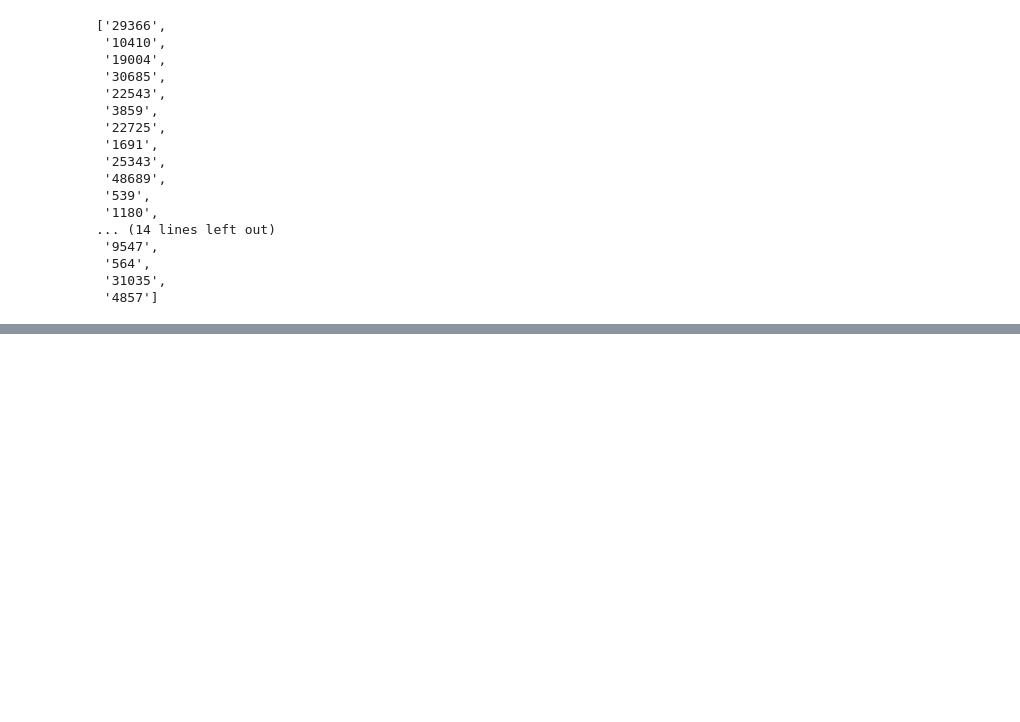
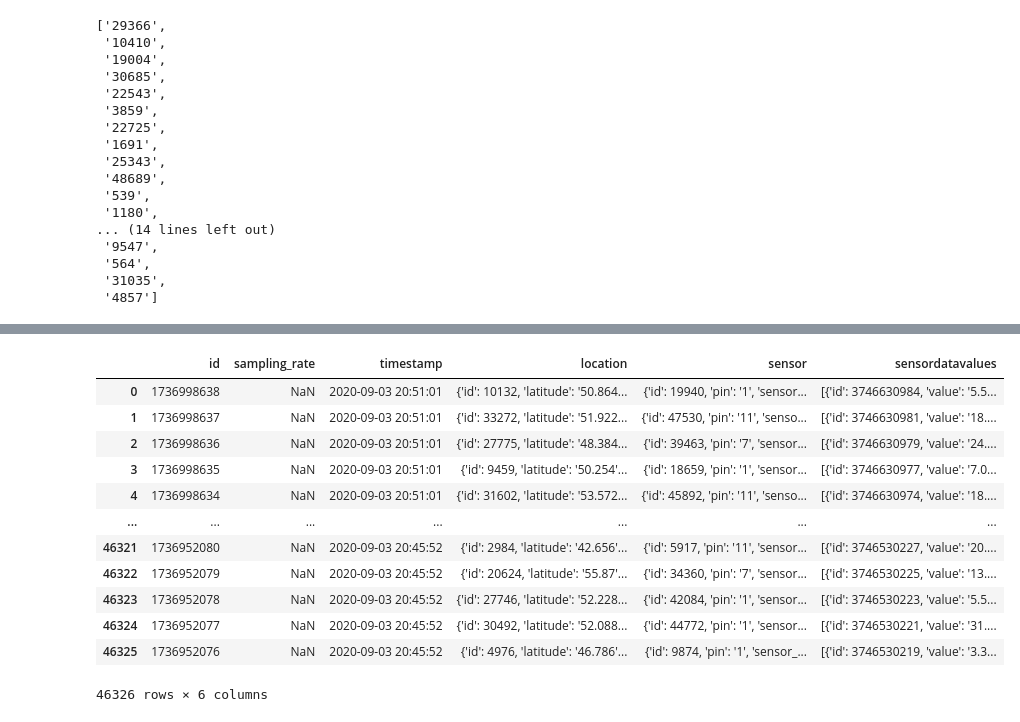
Before and after one commit to Sebastian-Bender/air-pollution, a Jupyter notebook: AirPollution/src/DataExploration.ipynb, the cells around one changed output, grey strips where cells are left out. Drawn from its saved outputs; the diff is of its cells as text; code cells hidden in the pictures; blank space fills up the shorter version.

```diff
--- a/AirPollution/src/DataExploration.ipynb
+++ b/AirPollution/src/DataExploration.ipynb
@@ -294,0 +300,21 @@ SensorData['4857']
+# %%
+url = 'http://api.luftdaten.info/static/v1/data.json'
+r = requests.get(url)
+rdata = r.json()
+df = pd.DataFrame(rdata)
+# %%
+df
+# %% [output]
+|  | id | sampling_rate | timestamp | location | sensor | sensordatavalues |
+| 0 | 1736998638 | NaN | 2020-09-03 20:51:01 | {'id': 10132, 'latitude': '50.864... | {'id': 19940, 'pin': '1', 'sensor... | [{'id': 3746630984, 'value': '5.5... |
+| 1 | 1736998637 | NaN | 2020-09-03 20:51:01 | {'id': 33272, 'latitude': '51.922... | {'id': 47530, 'pin': '11', 'senso... | [{'id': 3746630981, 'value': '18.... |
+| 2 | 1736998636 | NaN | 2020-09-03 20:51:01 | {'id': 27775, 'latitude': '48.384... | {'id': 39463, 'pin': '7', 'sensor... | [{'id': 3746630979, 'value': '24.... |
+| 3 | 1736998635 | NaN | 2020-09-03 20:51:01 | {'id': 9459, 'latitude': '50.254'... | {'id': 18659, 'pin': '1', 'sensor... | [{'id': 3746630977, 'value': '7.0... |
+| 4 | 1736998634 | NaN | 2020-09-03 20:51:01 | {'id': 31602, 'latitude': '53.572... | {'id': 45892, 'pin': '11', 'senso... | [{'id': 3746630974, 'value': '18.... |
+| ... | ... | ... | ... | ... | ... | ... |
+| 46321 | 1736952080 | NaN | 2020-09-03 20:45:52 | {'id': 2984, 'latitude': '42.656'... | {'id': 5917, 'pin': '11', 'sensor... | [{'id': 3746530227, 'value': '20.... |
+| 46322 | 1736952079 | NaN | 2020-09-03 20:45:52 | {'id': 20624, 'latitude': '55.87'... | {'id': 34360, 'pin': '7', 'sensor... | [{'id': 3746530225, 'value': '13.... |
+| 46323 | 1736952078 | NaN | 2020-09-03 20:45:52 | {'id': 27746, 'latitude': '52.228... | {'id': 42084, 'pin': '1', 'sensor... | [{'id': 3746530223, 'value': '5.5... |
+| 46324 | 1736952077 | NaN | 2020-09-03 20:45:52 | {'id': 30492, 'latitude': '52.088... | {'id': 44772, 'pin': '1', 'sensor... | [{'id': 3746530221, 'value': '31.... |
+| 46325 | 1736952076 | NaN | 2020-09-03 20:45:52 | {'id': 4976, 'latitude': '46.786'... | {'id': 9874, 'pin': '1', 'sensor_... | [{'id': 3746530219, 'value': '3.3... |
+46326 rows × 6 columns
```
Also changed, not shown: parts of 14 cells of this notebook.
